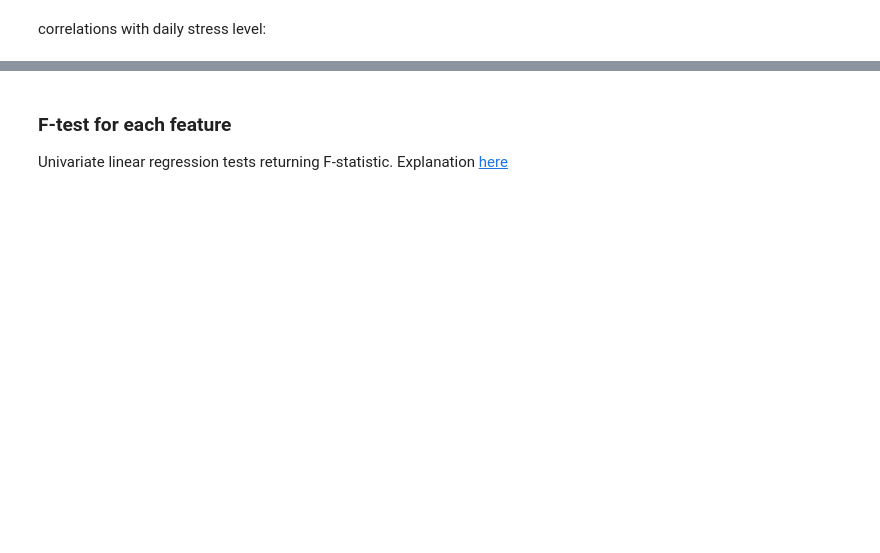
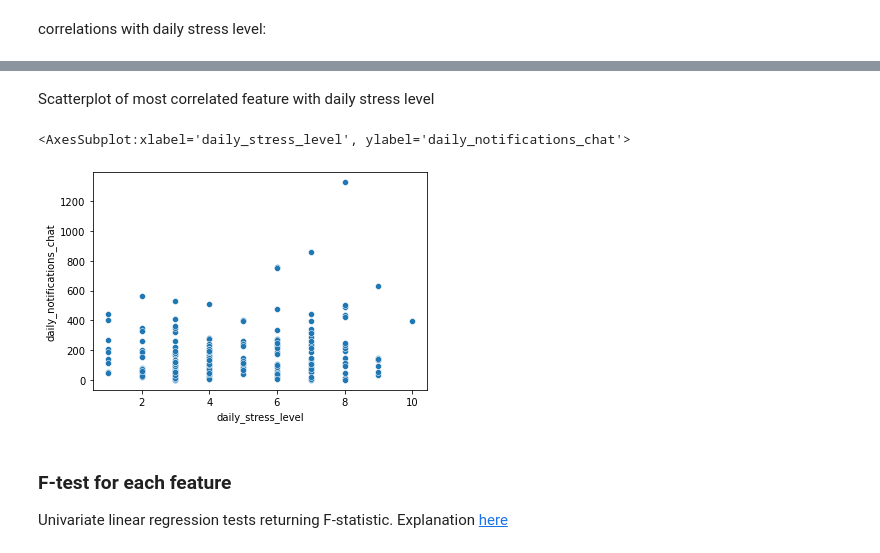
Before and after one commit to WouterDurnez/mobiledna_py, a Jupyter notebook: mobiledna/draft_simon/feat_calculation.ipynb, the cells around one changed output, grey strips where cells are left out. Cells and saved outputs as stored; diff of their text form; code cells hidden in the pictures; blank space fills up the shorter version.

```diff
--- a/mobiledna/draft_simon/feat_calculation.ipynb
+++ b/mobiledna/draft_simon/feat_calculation.ipynb
@@ -938,3 +948,10 @@ Scatter plot of the most correlated variables:
+# %% [markdown]
+Scatterplot of most correlated feature with daily stress level
+# %%
+sns.scatterplot(data=res, x=res['daily_stress_level'], y=res['daily_notifications_chat'])
+# %% [output]
+<AxesSubplot:xlabel='daily_stress_level', ylabel='daily_notifications_chat'>
+[figure, added]
 # %% [markdown]
 ### F-test for each feature
 Univariate linear regression tests returning F-statistic.
```
Also changed, not shown: parts of 13 cells of this notebook, 2 other files.
